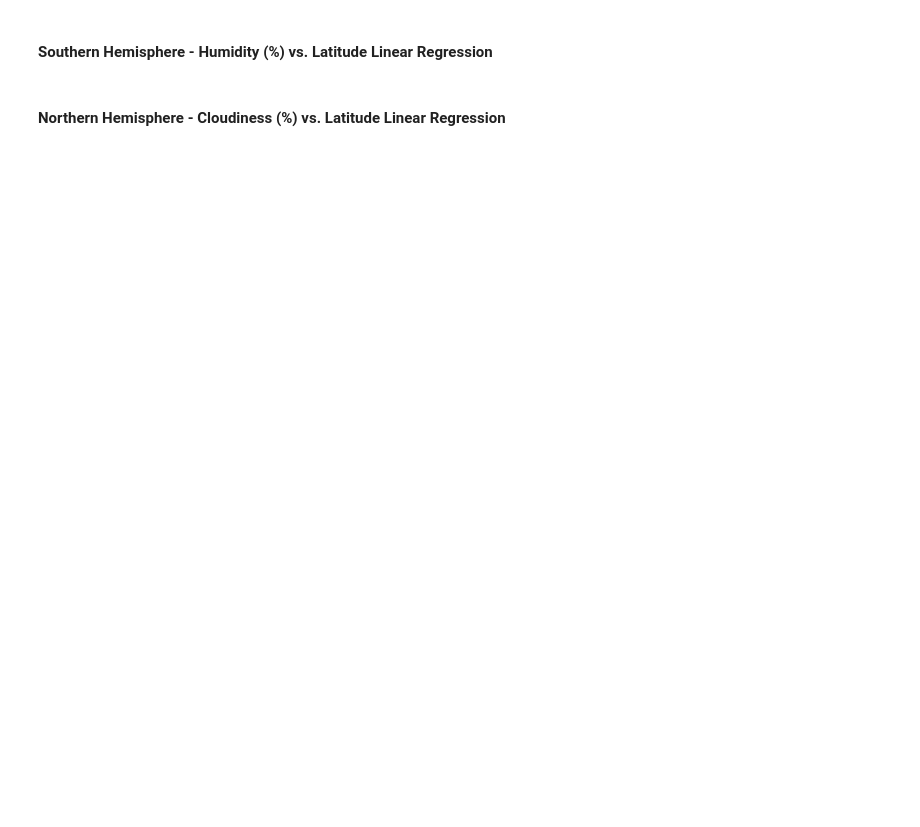
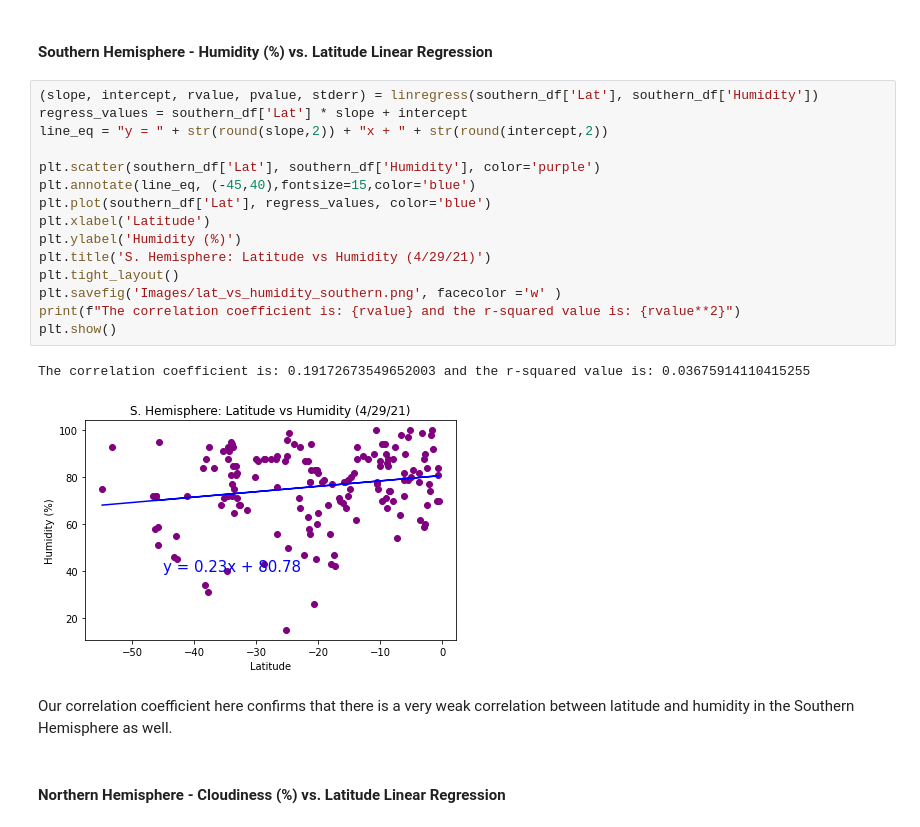
Before and after one commit to knorman123/python-api-challenge, a Jupyter notebook: Weather/WeatherPy.ipynb, the cells around one changed output. Drawn from its saved outputs; the diff is of its cells as text; blank space fills up the shorter version.

```diff
--- a/Weather/WeatherPy.ipynb
+++ b/Weather/WeatherPy.ipynb
@@ -238,4 +318,24 @@ If we were to drop the outlier and reduce the y-values, we would see that there
 # %% [markdown]
 ####  Southern Hemisphere - Humidity (%) vs. Latitude Linear Regression
+# %%
+(slope, intercept, rvalue, pvalue, stderr) = linregress(southern_df['Lat'], southern_df['Humidity'])
+regress_values = southern_df['Lat'] * slope + intercept
+line_eq = "y = " + str(round(slope,2)) + "x + " + str(round(intercept,2))
+
+plt.scatter(southern_df['Lat'], southern_df['Humidity'], color='purple')
+plt.annotate(line_eq, (-45,40),fontsize=15,color='blue')
+plt.plot(southern_df['Lat'], regress_values, color='blue')
+plt.xlabel('Latitude')
+plt.ylabel('Humidity (%)')
+plt.title('S. Hemisphere: Latitude vs Humidity (4/29/21)')
+plt.tight_layout()
+plt.savefig('Images/lat_vs_humidity_southern.png', facecolor ='w' )
+print(f"The correlation coefficient is: {rvalue} and the r-squared value is: {rvalue**2}")
+plt.show()
+# %% [output]
+The correlation coefficient is: 0.19172673549652003 and the r-squared value is: 0.03675914110415255
+[figure, added]
+# %% [markdown]
+Our correlation coefficient here confirms that there is a very weak correlation between latitude and humidity in the Southern Hemisphere as well.
 # %% [markdown]
 ####  Northern Hemisphere - Cloudiness (%) vs. Latitude Linear Regression
```
Also changed, not shown: parts of 15 cells of this notebook, 8 other files.
